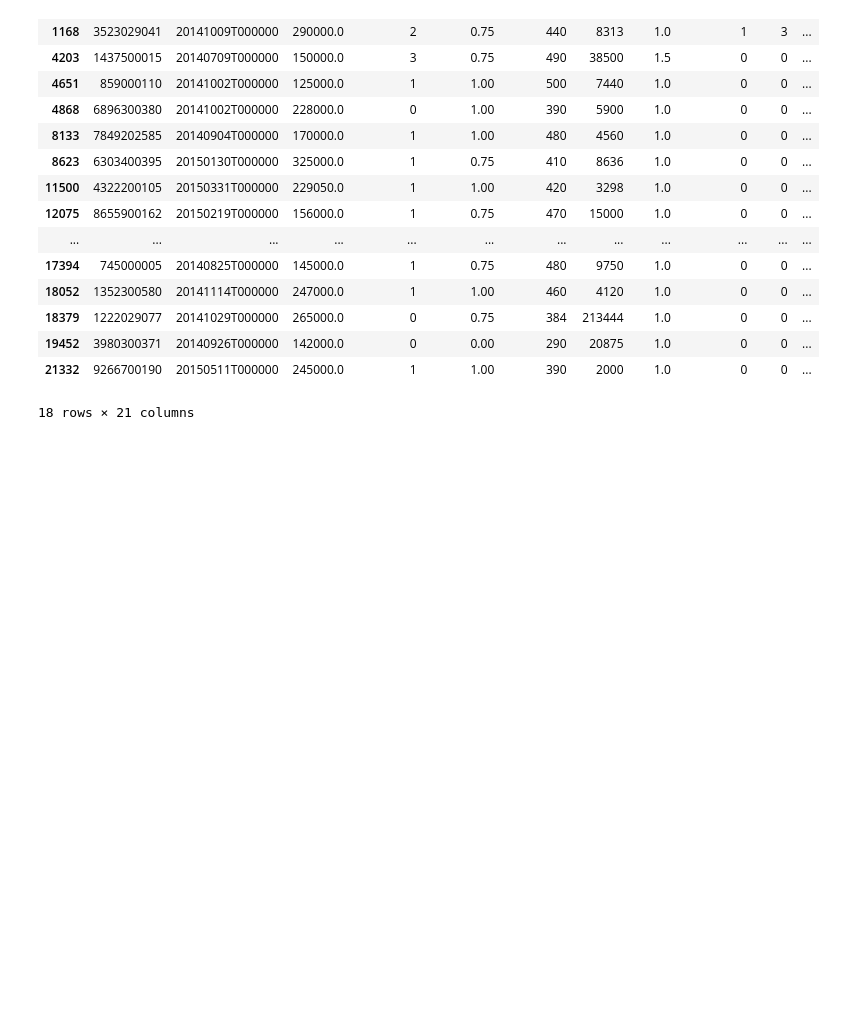
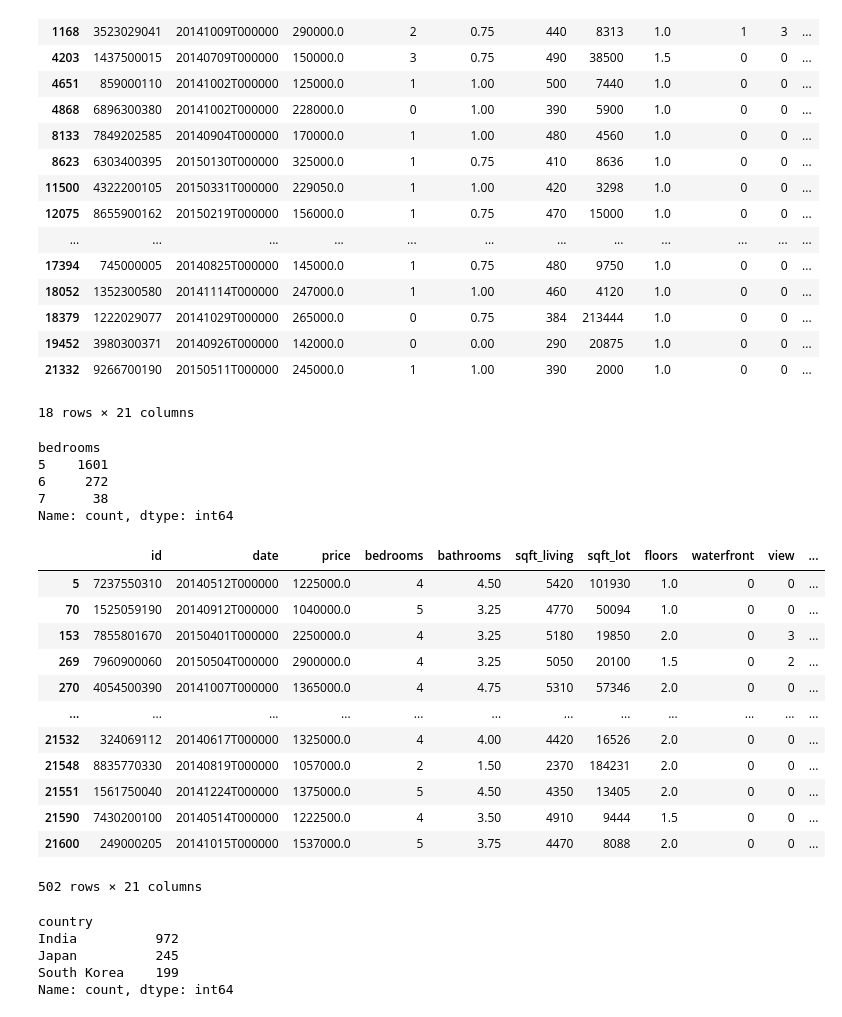
Before and after one commit to farhanaqaei/DataAnalysis, a Jupyter notebook: 6_Filtering/LearningBook.ipynb, the cells around one changed output. Cells and saved outputs as stored; diff of their text form; code cells hidden in the pictures; blank space fills up the shorter version.

```diff
--- a/6_Filtering/LearningBook.ipynb
+++ b/6_Filtering/LearningBook.ipynb
@@ -157,3 +157,27 @@ houses[houses.sqft_living <= 500]
 | 19452 | 3980300371 | 20140926T000000 | 142000.0 | 0 | 0.00 | 290 | 20875 | 1.0 | 0 | 0 | ... |
 | 21332 | 9266700190 | 20150511T000000 | 245000.0 | 1 | 1.00 | 390 | 2000 | 1.0 | 0 | 0 | ... |
 18 rows × 21 columns
+# %%
+houses[houses["bedrooms"].between(5, 7)].bedrooms.value_counts()
+# %% [output]
+bedrooms
+5    1601
+6     272
+7      38
+Name: count, dtype: int64
+# %%
+houses[houses["grade"].between(11, 13)]
+# %% [output]
+|  | id | date | price | bedrooms | bathrooms | sqft_living | sqft_lot | floors | waterfront | view | ... |
+| 5 | 7237550310 | 20140512T000000 | 1225000.0 | 4 | 4.50 | 5420 | 101930 | 1.0 | 0 | 0 | ... |
+| 70 | 1525059190 | 20140912T000000 | 1040000.0 | 5 | 3.25 | 4770 | 50094 | 1.0 | 0 | 0 | ... |
+| 153 | 7855801670 | 20150401T000000 | 2250000.0 | 4 | 3.25 | 5180 | 19850 | 2.0 | 0 | 3 | ... |
+| 269 | 7960900060 | 20150504T000000 | 2900000.0 | 4 | 3.25 | 5050 | 20100 | 1.5 | 0 | 2 | ... |
+| 270 | 4054500390 | 20141007T000000 | 1365000.0 | 4 | 4.75 | 5310 | 57346 | 2.0 | 0 | 0 | ... |
+| ... | ... | ... | ... | ... | ... | ... | ... | ... | ... | ... | ... |
+| 21532 | 324069112 | 20140617T000000 | 1325000.0 | 4 | 4.00 | 4420 | 16526 | 2.0 | 0 | 0 | ... |
+| 21548 | 8835770330 | 20140819T000000 | 1057000.0 | 2 | 1.50 | 2370 | 184231 | 2.0 | 0 | 0 | ... |
+| 21551 | 1561750040 | 20141224T000000 | 1375000.0 | 5 | 4.50 | 4350 | 13405 | 2.0 | 0 | 0 | ... |
+| 21590 | 7430200100 | 20140514T000000 | 1222500.0 | 4 | 3.50 | 4910 | 9444 | 1.5 | 0 | 0 | ... |
+| 21600 | 249000205 | 20141015T000000 | 1537000.0 | 5 | 3.75 | 4470 | 8088 | 2.0 | 0 | 0 | ... |
+502 rows × 21 columns
@@ -159,0 +186,9 @@ houses[houses.sqft_living <= 500]
+# %%
+countries = ["India", "Japan", "South Korea"]
+netflix[netflix["country"].isin(countries)].country.value_counts()
+# %% [output]
+country
+India          972
+Japan          245
+South Korea    199
+Name: count, dtype: int64
```
Also changed, not shown: parts of 2 cells of this notebook.
